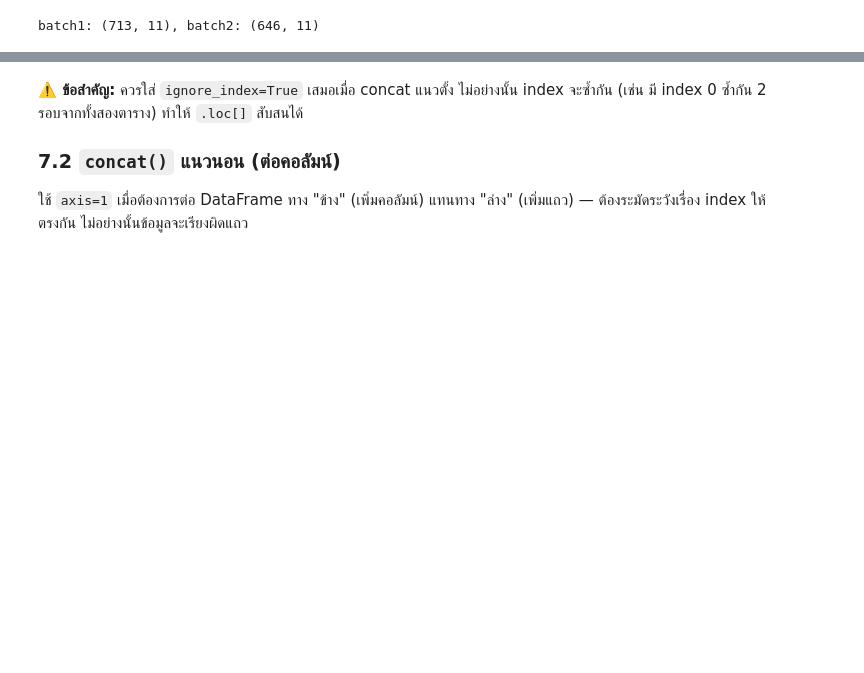
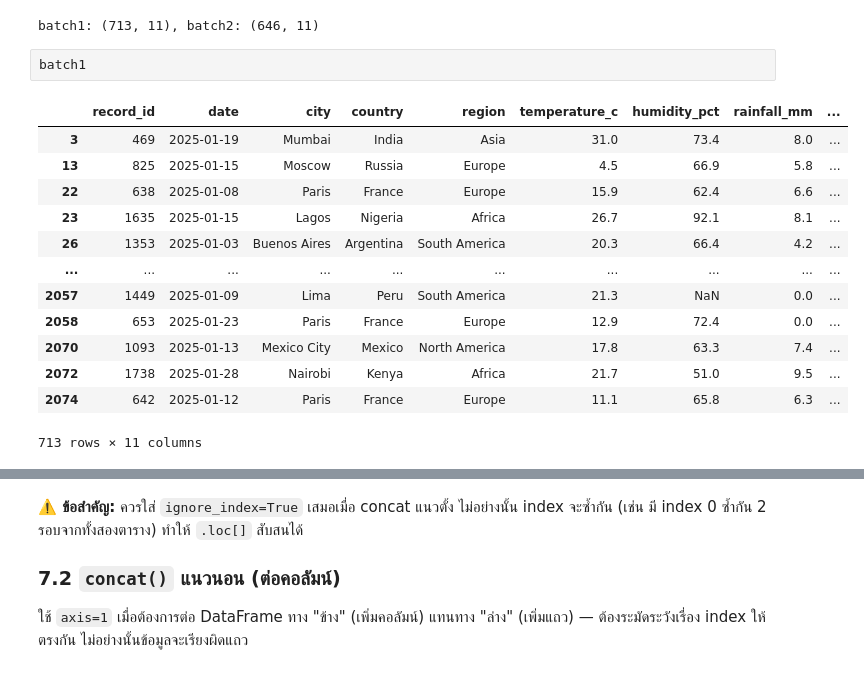
Before and after one commit to PitchayaW/SC-612-104-Essential-Data-Science, a Jupyter notebook: Module-A-Notebooks/SC612104_Session09_Pandas_Advanced.ipynb, the cells around one changed output, grey strips where cells are left out. Drawn from its saved outputs; the diff is of its cells as text; blank space fills up the shorter version.

```diff
--- a/Module-A-Notebooks/SC612104_Session09_Pandas_Advanced.ipynb
+++ b/Module-A-Notebooks/SC612104_Session09_Pandas_Advanced.ipynb
@@ -702,3 +718,19 @@ batch2 = df[df["month"] == 2]
 print(f"batch1: {batch1.shape}, batch2: {batch2.shape}")
 # %% [output]
 batch1: (713, 11), batch2: (646, 11)
+# %%
+batch1
+# %% [output]
+|  | record_id | date | city | country | region | temperature_c | humidity_pct | rainfall_mm | ... |
+| 3 | 469 | 2025-01-19 | Mumbai | India | Asia | 31.0 | 73.4 | 8.0 | ... |
+| 13 | 825 | 2025-01-15 | Moscow | Russia | Europe | 4.5 | 66.9 | 5.8 | ... |
+| 22 | 638 | 2025-01-08 | Paris | France | Europe | 15.9 | 62.4 | 6.6 | ... |
+| 23 | 1635 | 2025-01-15 | Lagos | Nigeria | Africa | 26.7 | 92.1 | 8.1 | ... |
+| 26 | 1353 | 2025-01-03 | Buenos Aires | Argentina | South America | 20.3 | 66.4 | 4.2 | ... |
+| ... | ... | ... | ... | ... | ... | ... | ... | ... | ... |
+| 2057 | 1449 | 2025-01-09 | Lima | Peru | South America | 21.3 | NaN | 0.0 | ... |
+| 2058 | 653 | 2025-01-23 | Paris | France | Europe | 12.9 | 72.4 | 0.0 | ... |
+| 2070 | 1093 | 2025-01-13 | Mexico City | Mexico | North America | 17.8 | 63.3 | 7.4 | ... |
+| 2072 | 1738 | 2025-01-28 | Nairobi | Kenya | Africa | 21.7 | 51.0 | 9.5 | ... |
+| 2074 | 642 | 2025-01-12 | Paris | France | Europe | 11.1 | 65.8 | 6.3 | ... |
+713 rows × 11 columns
```
Also changed, not shown: parts of 17 cells of this notebook.
